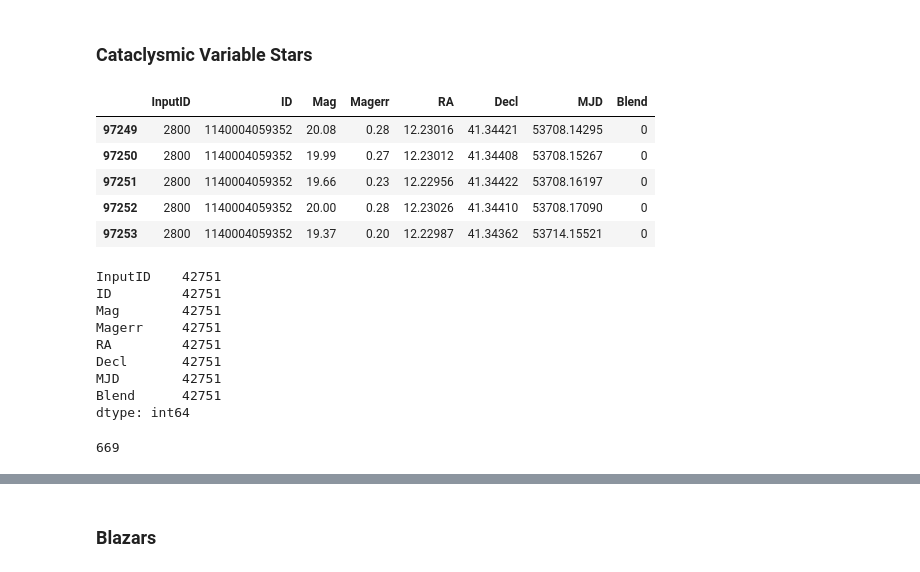
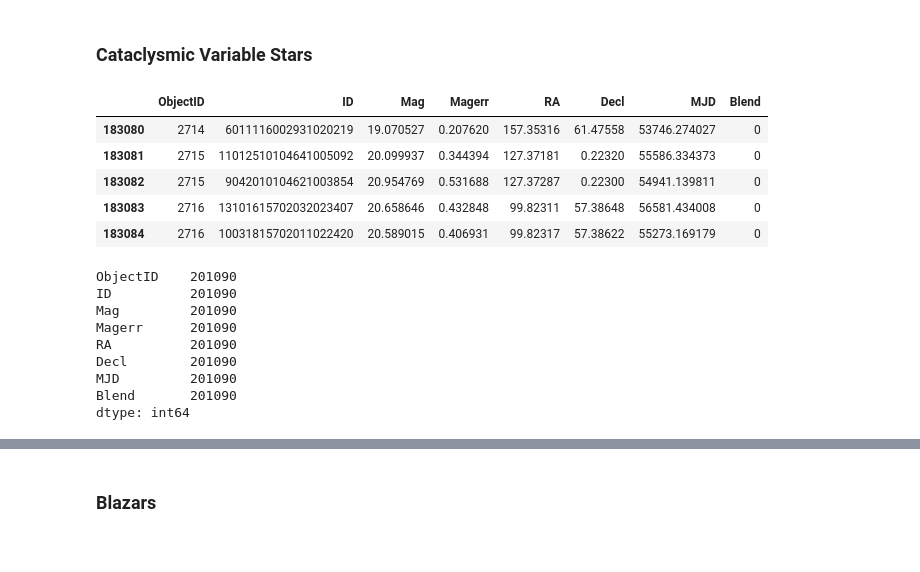
Before and after one commit to diegoalejogm/transient-recognition-lsst, a Jupyter notebook: notebooks/CRTS/CRTS Data Download & Exploration.ipynb, the cells around one changed output, grey strips where cells are left out. Saved outputs shown, nothing was run; the diff lists cells and outputs as text; code cells hidden in the pictures.

Commit message:
Fixed lightcurve catalogue generation. Simplified code

```diff
--- a/notebooks/CRTS/CRTS Data Download & Exploration.ipynb
+++ b/notebooks/CRTS/CRTS Data Download & Exploration.ipynb
@@ -32,7 +44,7 @@ while not done:
         df_light_curves = time.time(
             download.all_objects_light_curves,
             df_objects,
-            overwrite=False
+            overwrite=True
         )
         done = True
     except Exception as e:
@@ -103,7 +122,7 @@ dtype: int64
 # %% [markdown]
 ### Cataclysmic Variable Stars
 # %%
-df_objects_cv = df_objects[df_objects['Type'] =='CV']
+df_objects_cv = df_objects[df_objects.Type =='CV']
 df_objects_cv.head()
 # %% [output]
 |  | clas | date | dec | ra | Type |
@@ -214,29 +229,25 @@ len(series_light_curves_supernovae_grouped[series_light_curves_supernovae_groupe
 # %% [markdown]
 ### Cataclysmic Variable Stars
 # %%
-df_light_curves_cv = df_light_curves[df_light_curves['InputID'].isin(df_objects_cv.index)]
+df_light_curves_cv = df_light_curves[df_light_curves.ObjectID.isin(df_objects_cv.index)]
 df_light_curves_cv.head()
 # %% [output]
-|  | InputID | ID | Mag | Magerr | RA | Decl | MJD | Blend |
-| 97249 | 2800 | 1140004059352 | 20.08 | 0.28 | 12.23016 | 41.34421 | 53708.14295 | 0 |
-| 97250 | 2800 | 1140004059352 | 19.99 | 0.27 | 12.23012 | 41.34408 | 53708.15267 | 0 |
-| 97251 | 2800 | 1140004059352 | 19.66 | 0.23 | 12.22956 | 41.34422 | 53708.16197 | 0 |
-| 97252 | 2800 | 1140004059352 | 20.00 | 0.28 | 12.23026 | 41.34410 | 53708.17090 | 0 |
-| 97253 | 2800 | 1140004059352 | 19.37 | 0.20 | 12.22987 | 41.34362 | 53714.15521 | 0 |
+|  | ObjectID | ID | Mag | Magerr | RA | Decl | MJD | Blend |
+| 183080 | 2714 | 6011116002931020219 | 19.070527 | 0.207620 | 157.35316 | 61.47558 | 53746.274027 | 0 |
+| 183081 | 2715 | 11012510104641005092 | 20.099937 | 0.344394 | 127.37181 | 0.22320 | 55586.334373 | 0 |
+| 183082 | 2715 | 9042010104621003854 | 20.954769 | 0.531688 | 127.37287 | 0.22300 | 54941.139811 | 0 |
+| 183083 | 2716 | 13101615702032023407 | 20.658646 | 0.432848 | 99.82311 | 57.38648 | 56581.434008 | 0 |
+| 183084 | 2716 | 10031815702011022420 | 20.589015 | 0.406931 | 99.82317 | 57.38622 | 55273.169179 | 0 |
 # %%
 df_light_curves_cv.count()
 # %% [output]
-InputID    42751
-ID         42751
-Mag        42751
-Magerr     42751
-RA         42751
-Decl       42751
-MJD        42751
-Blend      42751
+ObjectID    201090
+ID          201090
+Mag         201090
+Magerr      201090
+RA          201090
+Decl        201090
+MJD         201090
+Blend       201090
 dtype: int64
-# %%
-len(df_light_curves_cv.InputID.unique())
-# %% [output]
-669
 # %%
```
Also changed, not shown: parts of 36 cells of this notebook, 2 other files.
